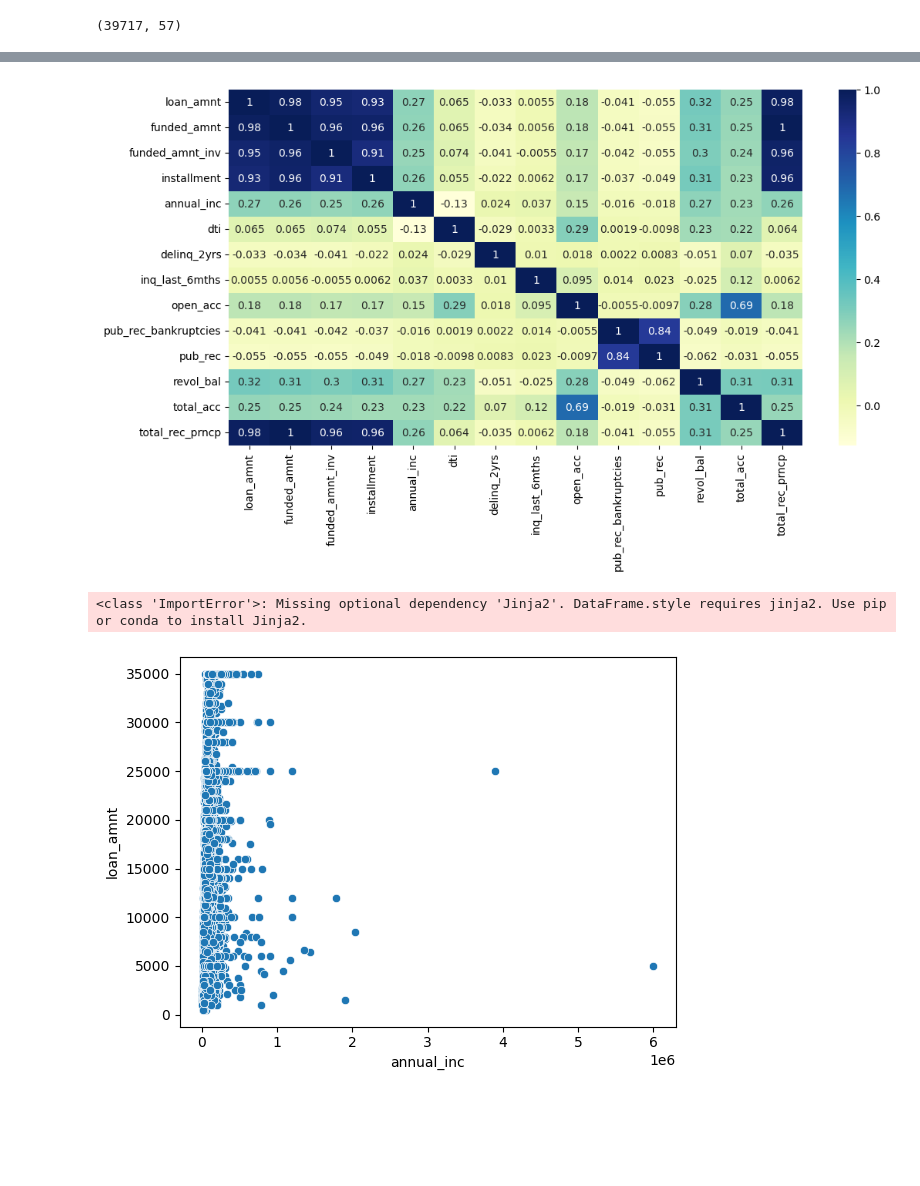
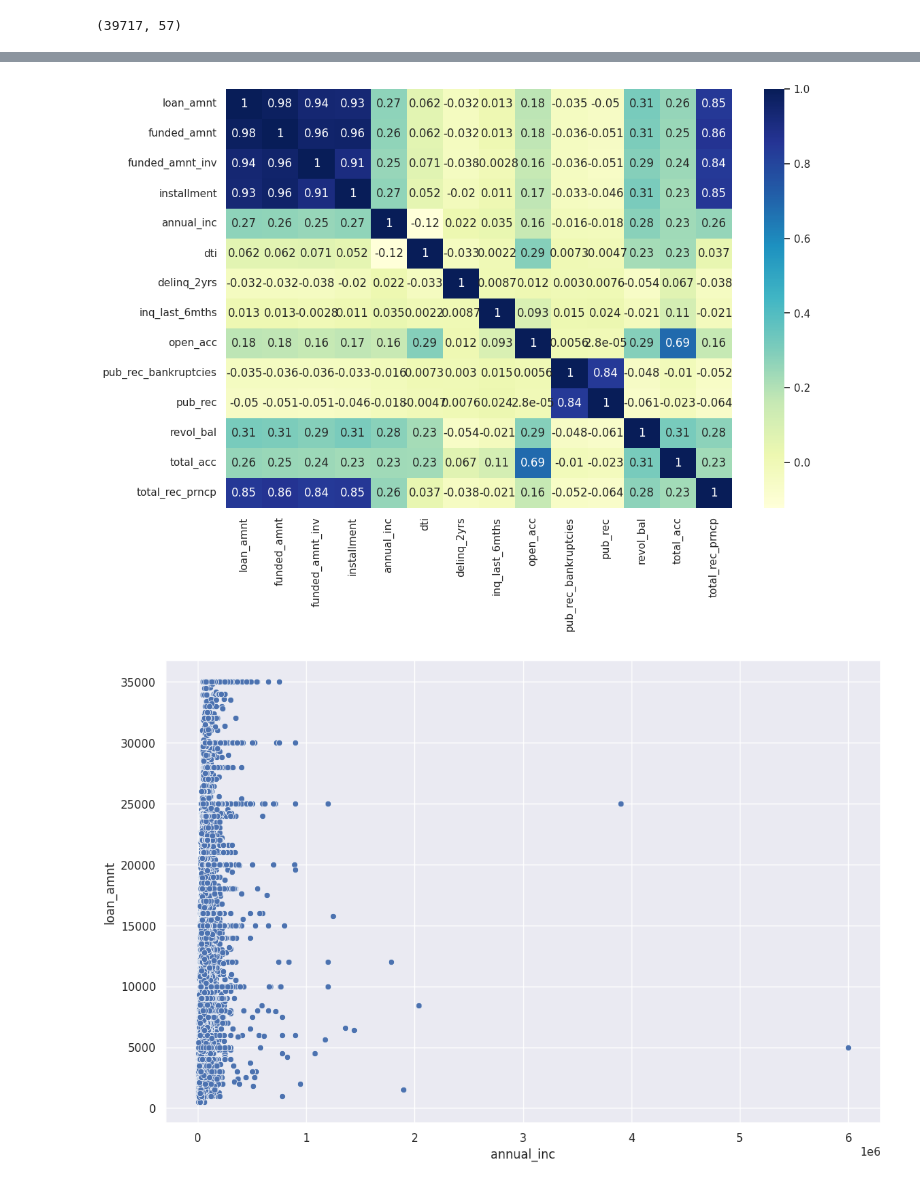
Before and after one commit to sunnyku/lending_club_case_study, a Jupyter notebook: Sunny_Kumar.ipynb, the cells around one changed output, grey strips where cells are left out. Saved outputs shown, nothing was run; the diff lists cells and outputs as text; code cells hidden in the pictures; blank space fills up the shorter version.

```diff
--- a/Sunny_Kumar.ipynb
+++ b/Sunny_Kumar.ipynb
@@ -62,7 +62,7 @@ df.shape
 # %%
 # Dropping rows where loan is still in progress
 #df['loan_status'].value_counts()
-df = df[df['loan_status'] != 'Charged Off']
+df = df[df['loan_status'] != 'Current']
 # %%
 df.shape
 # %% [output]
@@ -320,18 +329,15 @@ annual_inc
+# %%
+df['term'] = df['term'].apply(lambda x: int(x.replace('months', '').strip()))
 # %%
-plt.figure(figsize=(12,6))
+plt.figure(figsize=(12,8))
 sns.heatmap(df[num_col].corr(),annot=True,cmap="YlGnBu")
 plt.show()
 # %% [output]
-[figure, old version]
+[figure, new version]
-# %%
-cor = df[num_col].corr()
-cor.style.background_gradient(cmap='coolwarm')
-# %% [output]
-<class 'ImportError'>: Missing optional dependency 'Jinja2'. DataFrame.style requires jinja2. Use pip or conda to install Jinja2.
 # %%
 sns.scatterplot(y=df['loan_amnt'],x=df['annual_inc'])
 plt.show()
 # %% [output]
-[figure, old version]
+[figure, new version]
 # %%
 plt.figure(figsize=(5,4))
```
Also changed, not shown: parts of 26 cells of this notebook.
